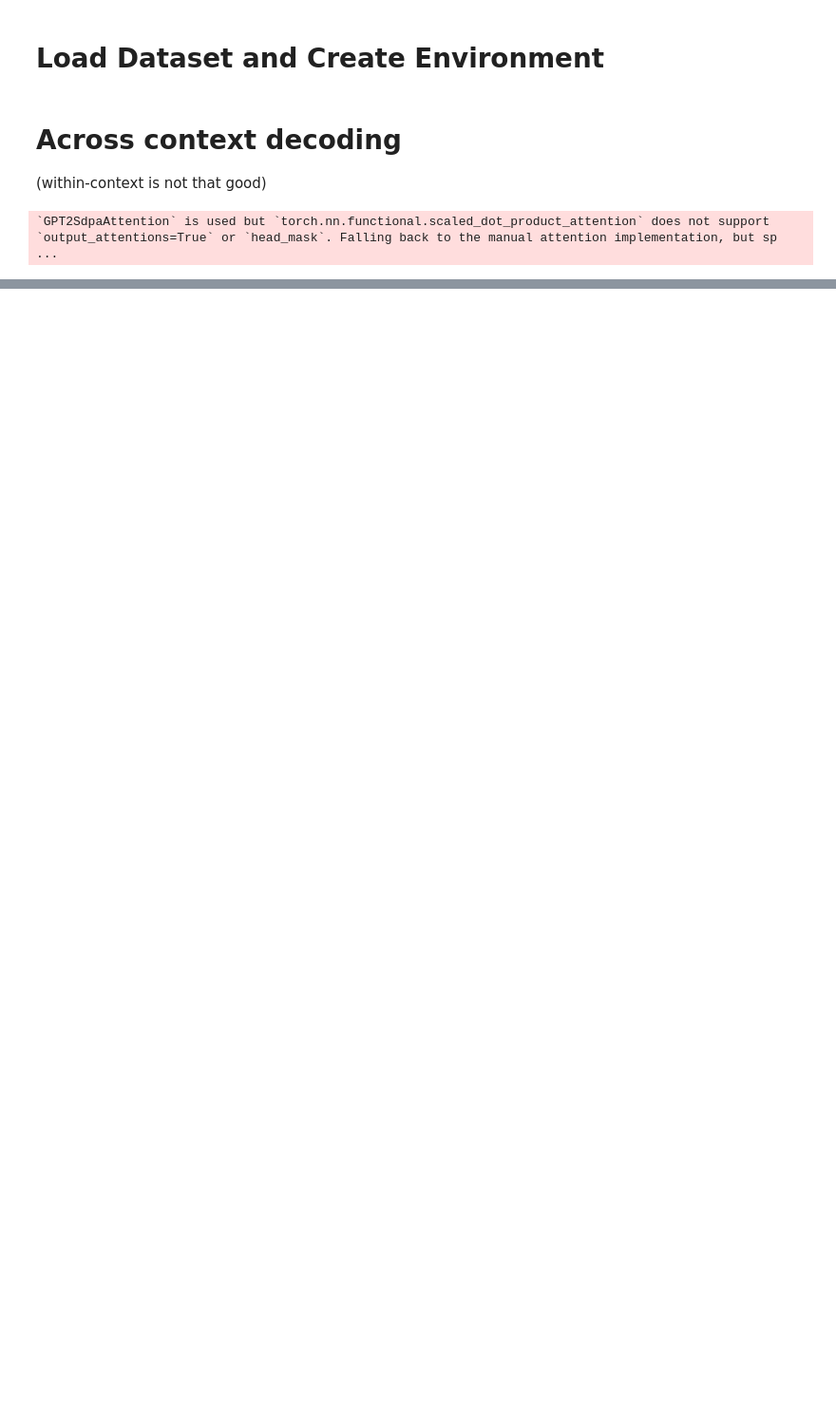
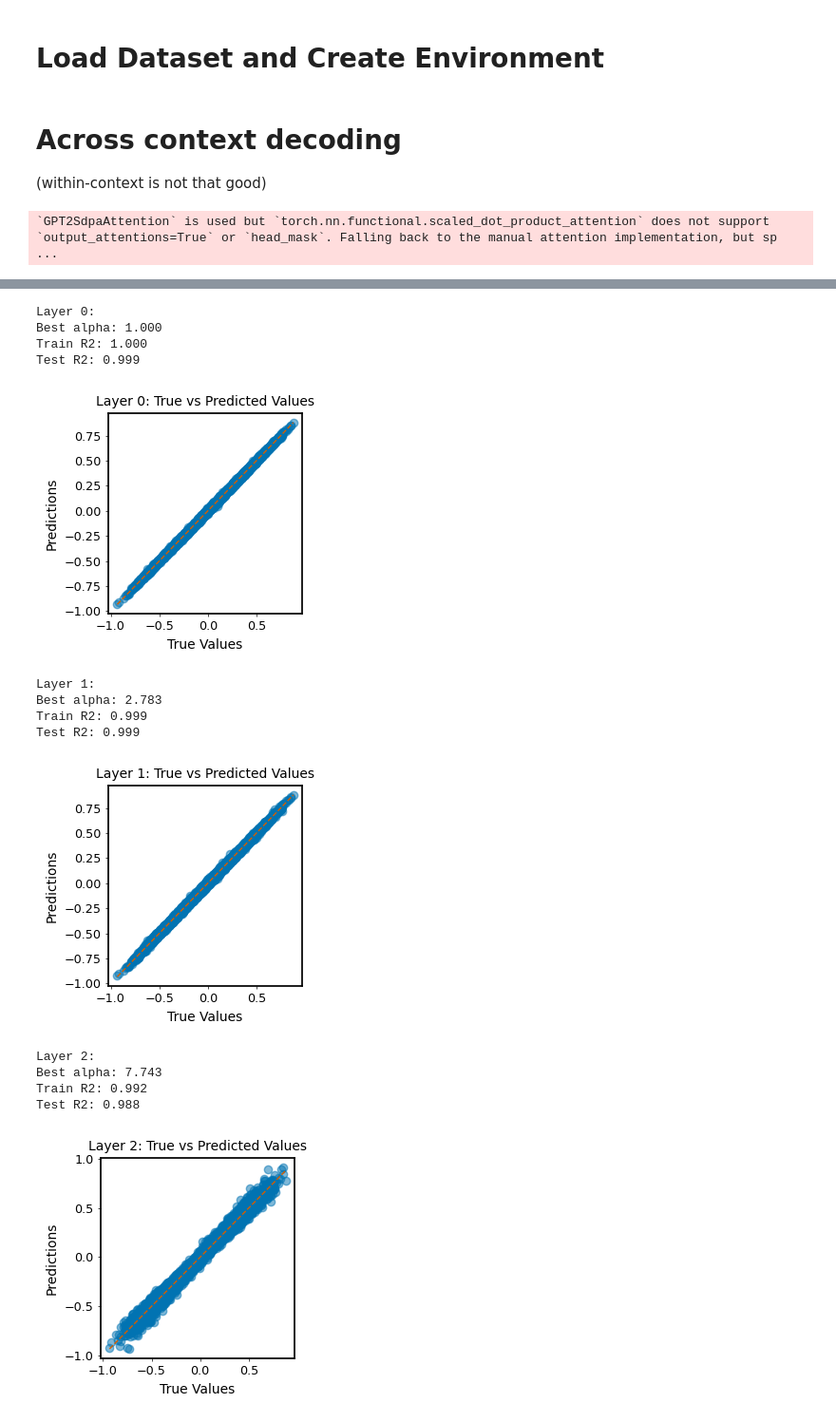
Before and after one commit to chingf/icl-maze, a Jupyter notebook: notebooks/12_regression_many_variables_within_ctxt.ipynb, the cells around one changed output, grey strips where cells are left out. Shown at 95% size. Cells and saved outputs as stored; diff of their text form; code cells hidden in the pictures; blank space fills up the shorter version.

```diff
--- a/notebooks/12_regression_many_variables_within_ctxt.ipynb
+++ b/notebooks/12_regression_many_variables_within_ctxt.ipynb
@@ -438,0 +517,18 @@ X_train, X_test, Ys_dict = make_train_test_matrices()
+# %%
+pipeline, test_score = fit_and_evaluate_regression(X_train, Ys_dict["state_feature"]["Y_train"], X_test, Ys_dict["state_feature"]["Y_test"])
+# %% [output]
+Layer 0:
+Best alpha: 1.000
+Train R2: 1.000
+Test R2: 0.999
+[figure, added]
+Layer 1:
+Best alpha: 2.783
+Train R2: 0.999
+Test R2: 0.999
+[figure, added]
+Layer 2:
+Best alpha: 7.743
+Train R2: 0.992
+Test R2: 0.988
+[figure, added]
```
Also changed, not shown: parts of 20 cells of this notebook, 40 other files.
